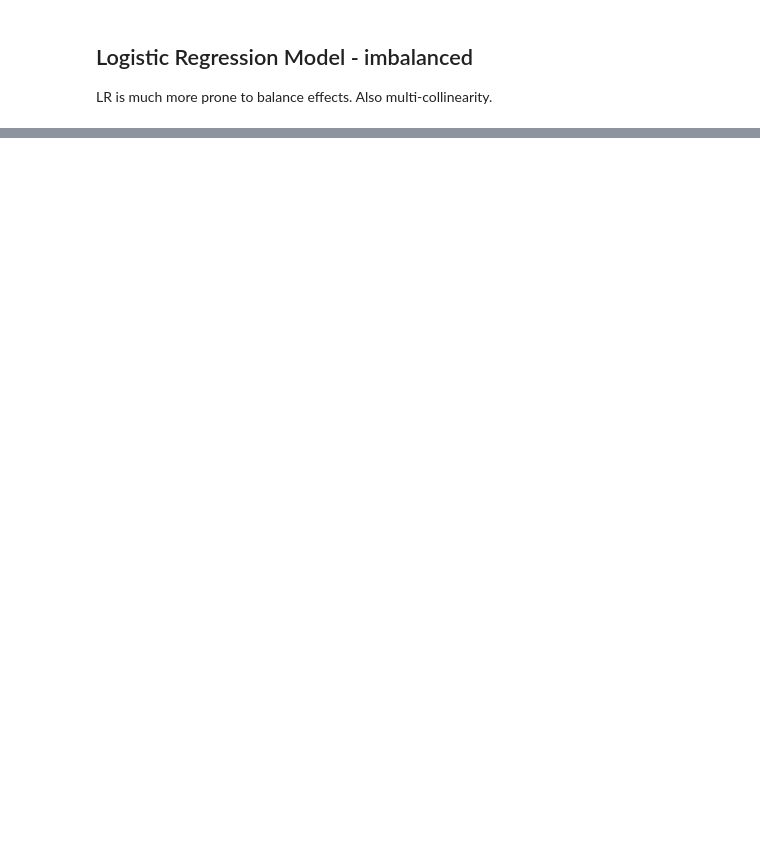
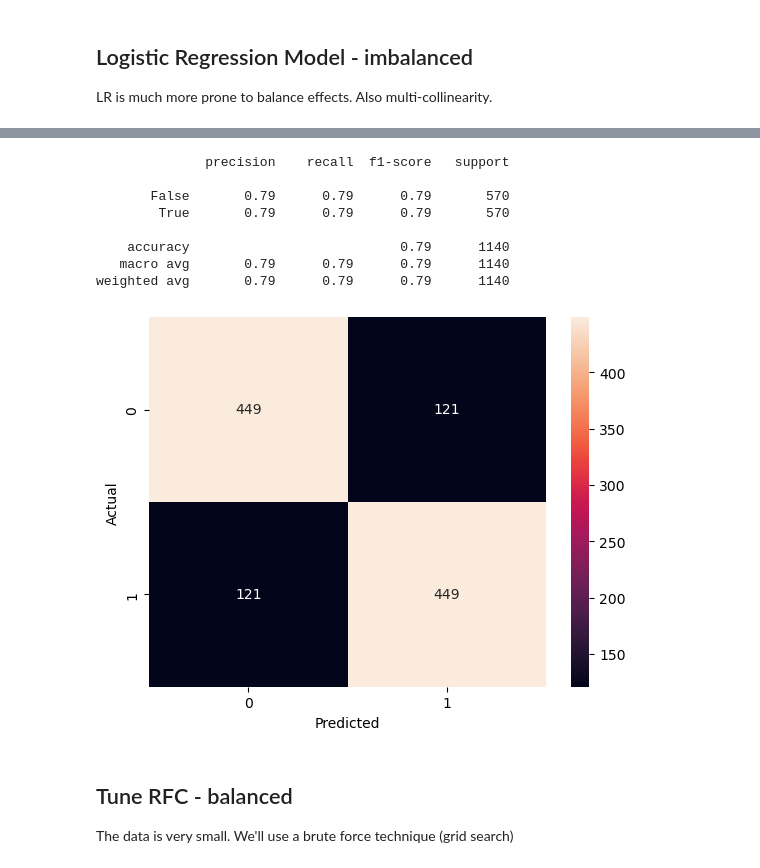
Before and after one commit to frankfletcher/Sony-Churn-Prediction, a Jupyter notebook: 03-modeling.ipynb, the cells around one changed output, grey strips where cells are left out. Saved outputs shown, nothing was run; the diff lists cells and outputs as text; code cells hidden in the pictures; blank space fills up the shorter version.

```diff
--- a/03-modeling.ipynb
+++ b/03-modeling.ipynb
@@ -129,0 +198,32 @@ weighted avg       0.83      0.86      0.82       667
+# %%
+
+# scale for linear model
+scaler = StandardScaler()
+X_train = scaler.fit_transform(X_train)
+X_test = scaler.transform(X_test)
+
+
+lr = LogisticRegression(max_iter=10000).fit(X_train, y_train)
+y_pred = lr.predict(X_test)
+
+confusion_matrix(y_test, y_pred)
+# plot confusion matrix
+sns.heatmap(confusion_matrix(y_test, y_pred), annot=True, fmt='d')
+plt.ylabel('Actual')
+plt.xlabel('Predicted')
+
+print(classification_report(y_test, y_pred))
+# %% [output]
+              precision    recall  f1-score   support
+
+       False       0.79      0.79      0.79       570
+        True       0.79      0.79      0.79       570
+
+    accuracy                           0.79      1140
+   macro avg       0.79      0.79      0.79      1140
+weighted avg       0.79      0.79      0.79      1140
+[figure, added]
+# %% [markdown]
+## Tune RFC - balanced
+
+The data is very small.  We'll use a brute force technique (grid search)
```
Also changed, not shown: parts of 21 cells of this notebook.
